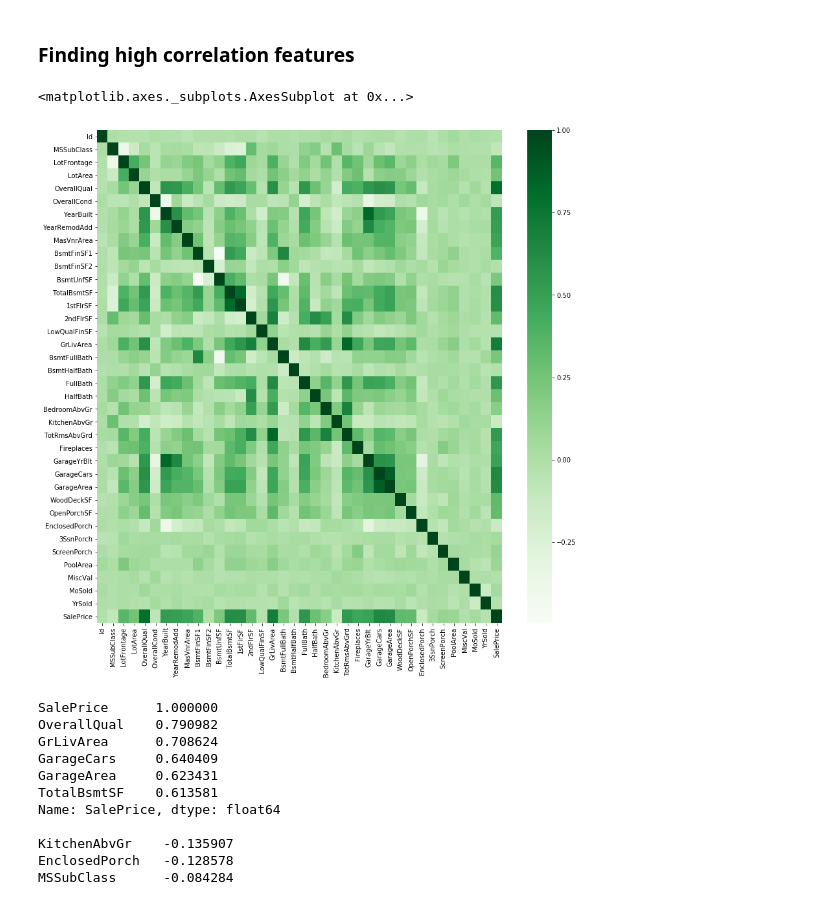
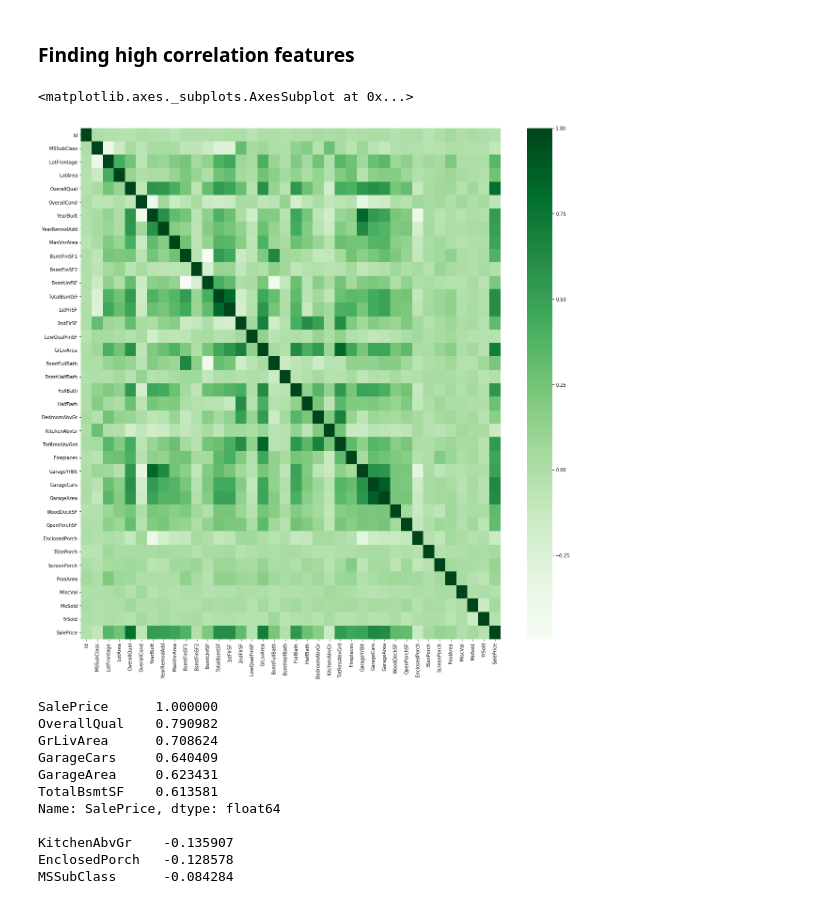
Before and after one commit to SidJain1412/HousePriceRegression, a Jupyter notebook: EDA.ipynb, the cells around one changed output. Saved outputs shown, nothing was run; the diff lists cells and outputs as text; code cells hidden in the pictures.

```diff
--- a/EDA.ipynb
+++ b/EDA.ipynb
@@ -96,11 +96,11 @@ Important to take exponential of final output to convert back to proper form
 numeric_features = train_df.select_dtypes(include=[np.number])
 # %%
 corr = numeric_features.corr()
-plt.figure(figsize=(14,14))
+plt.figure(figsize=(20,20))
 sns.heatmap(corr, cmap='Greens')
 # %% [output]
 <matplotlib.axes._subplots.AxesSubplot at 0x...>
-[figure, old version]
+[figure, new version]
 # %%
 print(corr.SalePrice.sort_values(ascending=False)[:6])
 print()
```
Also changed, not shown: parts of 12 cells of this notebook.
